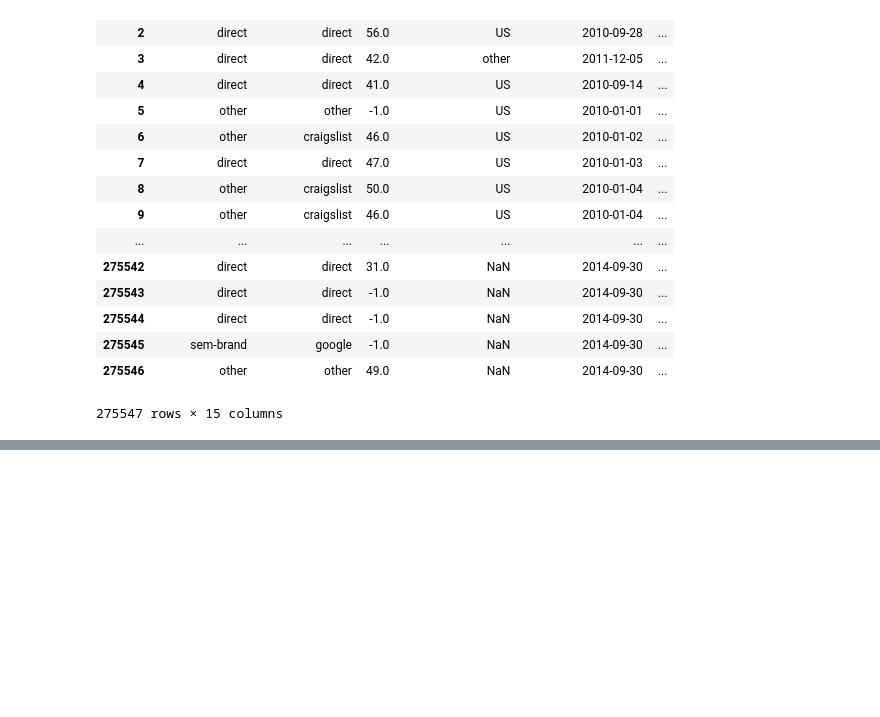
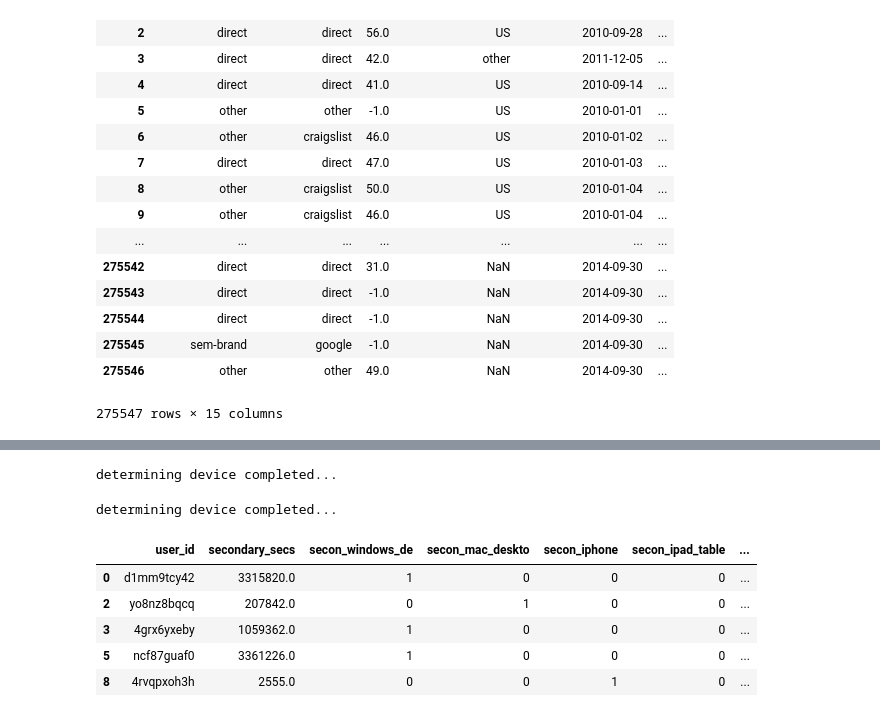
Before and after one commit to LoneWalker97/DMALab, a Jupyter notebook: Lab1/Lab1_Traveler_Data_Preprocessing.ipynb, the cells around one changed output, grey strips where cells are left out. Cells and saved outputs as stored; diff of their text form; code cells hidden in the pictures; blank space fills up the shorter version.

```diff
--- a/Lab1/Lab1_Traveler_Data_Preprocessing.ipynb
+++ b/Lab1/Lab1_Traveler_Data_Preprocessing.ipynb
@@ -112,0 +176,8 @@ df_all
+# %%
+df_session = pd.read_csv('sessions.csv')
+
+#Determine primary device
+
+sessions_device = df_session.loc[:, ['user_id', 'device_type', 'secs_elapsed']]
+
+aggregated_lvl1 = sessions_device.groupby(['user_id', 'device_type'], as_index= False, sort = False).aggregate(np.sum)
@@ -112,0 +194,47 @@ df_all
+# %%
+#aggregated_lvl1
+
+idx = aggregated_lvl1.groupby(['user_id'],sort=False) ['secs_elapsed'].transform(max) == aggregated_lvl1['secs_elapsed']
+
+df_sessions_primary = pd.DataFrame(aggregated_lvl1.loc[idx, ['user_id', 'device_type', 'secs_elapsed']])
+
+df_sessions_primary.rename(columns = {'device_type' : 'primary_device', 'secs_elapsed' : 'primary_secs'}, inplace=True)
+# %%
+
+#call user defined one hot encoding
+
+df_sessions_primary = convert_to_binary(df=df_sessions_primary, column_to_convert = 'primary_device')
+
+df_sessions_primary.drop('primary_device', axis = 1, inplace= True)
+
+print("determining device completed...")
+# %% [output]
+determining device completed...
+# %%
+
+# determing for secondary
+
+remaining = aggregated_lvl1.drop(aggregated_lvl1.index[idx])
+remaining.head()
+df_sessions_secondary = pd.DataFrame(aggregated_lvl1.loc[idx, ['user_id', 'device_type', 'secs_elapsed']])
+
+df_sessions_secondary.rename(columns = {'device_type' : 'secondary_device', 'secs_elapsed' : 'secondary_secs'}, inplace=True)
+# %%
+#call user defined one hot encoding
+
+df_sessions_secondary = convert_to_binary(df=df_sessions_secondary, column_to_convert = 'secondary_device')
+
+df_sessions_secondary.drop('secondary_device', axis = 1, inplace= True)
+
+print("determining device completed...")
+# %% [output]
+determining device completed...
+# %%
+df_sessions_secondary.head()
+# %% [output]
+|  | user_id | secondary_secs | secon_windows_de | secon_mac_deskto | secon_iphone | secon_ipad_table | ... |
+| 0 | d1mm9tcy42 | 3315820.0 | 1 | 0 | 0 | 0 | ... |
+| 2 | yo8nz8bqcq | 207842.0 | 0 | 1 | 0 | 0 | ... |
+| 3 | 4grx6yxeby | 1059362.0 | 1 | 0 | 0 | 0 | ... |
+| 5 | ncf87guaf0 | 3361226.0 | 1 | 0 | 0 | 0 | ... |
+| 8 | 4rvqpxoh3h | 2555.0 | 0 | 0 | 1 | 0 | ... |
```
Also changed, not shown: parts of 5 cells of this notebook.
